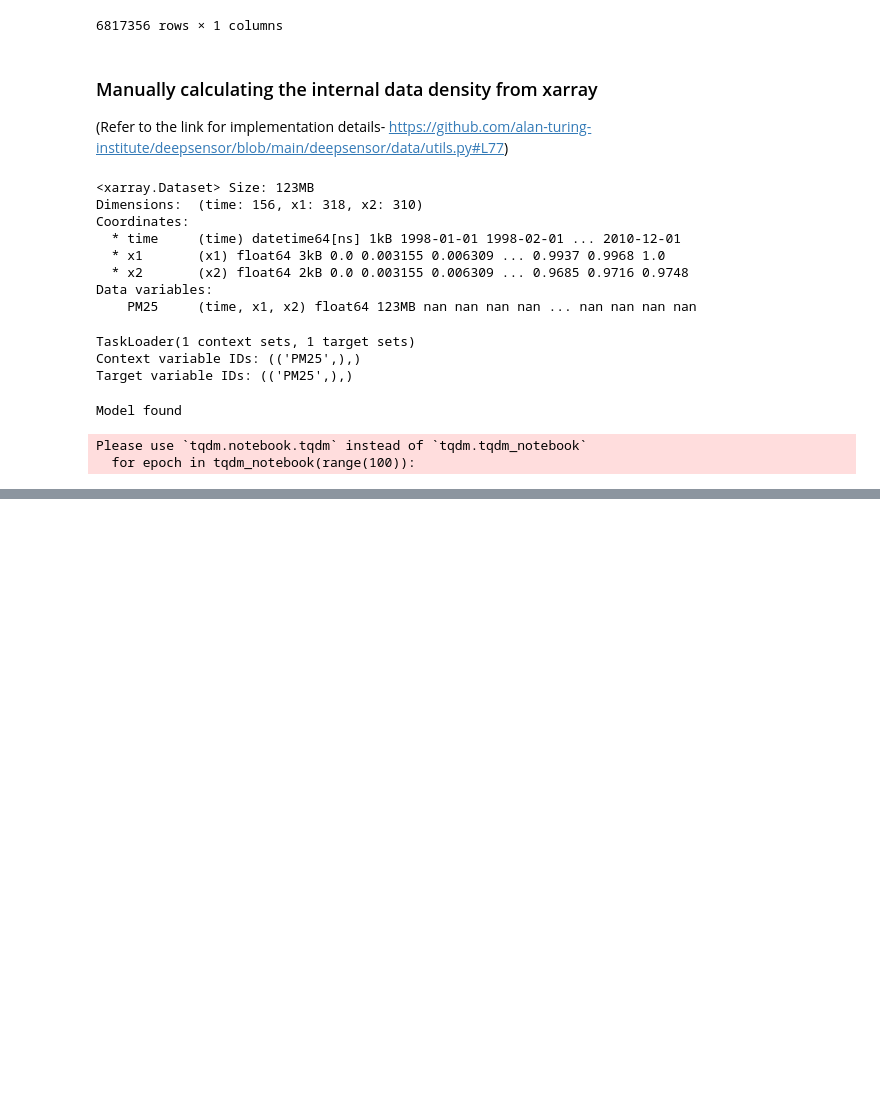
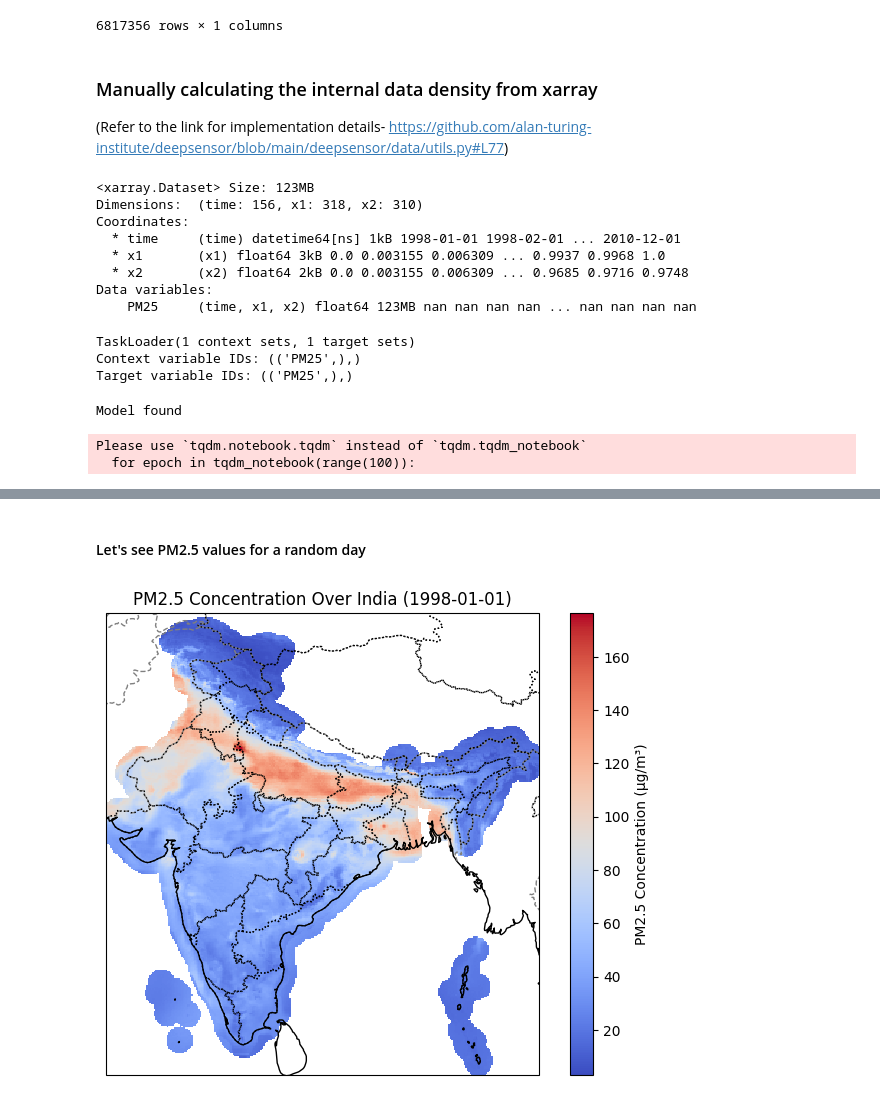
Before and after one commit to vinayakrana/AQ-SensorPlacement, a Jupyter notebook: InitialModelTrain.ipynb, the cells around one changed output, grey strips where cells are left out. Cells and saved outputs as stored; diff of their text form; code cells hidden in the pictures; blank space fills up the shorter version.

```diff
--- a/InitialModelTrain.ipynb
+++ b/InitialModelTrain.ipynb
@@ -382,0 +411,31 @@ Y_t: None
+# %% [markdown]
+#### Let's see PM2.5 values for a random day
+# %%
+# Define India's bounding box (approximate)
+india_extent = [68, 98, 6, 38]  # (min_lon, max_lon, min_lat, max_lat)
+
+fig, ax = plt.subplots(figsize=(8, 6), subplot_kw={"projection": ccrs.PlateCarree()})
+
+values = df_india.loc['2015-01-01'].reset_index()
+lat, lon, pm25 = values['lat'], values['lon'], values['PM25']
+
+pm25_grid = values.pivot(index='lat', columns='lon', values='PM25')
+
+lon_grid, lat_grid = np.meshgrid(pm25_grid.columns, pm25_grid.index)
+
+c = ax.pcolormesh(lon_grid, lat_grid, pm25_grid.values, cmap='coolwarm', shading='auto')
+cbar = plt.colorbar(c, ax=ax, orientation="vertical", label="PM2.5 Concentration (µg/m³)")
+
+# Add map features
+ax.coastlines()
+ax.add_feature(cfeature.BORDERS, linestyle="--", edgecolor="gray")
+ax.add_feature(cfeature.STATES, linestyle=":", edgecolor="black")
+
+# Set plot limits to focus on India
+ax.set_extent(india_extent, crs=ccrs.PlateCarree())
+
+ax.set_title("PM2.5 Concentration Over India (1998-01-01)")
+
+plt.show()
+# %% [output]
+[figure, added]
```
Also changed, not shown: parts of 18 cells of this notebook.
